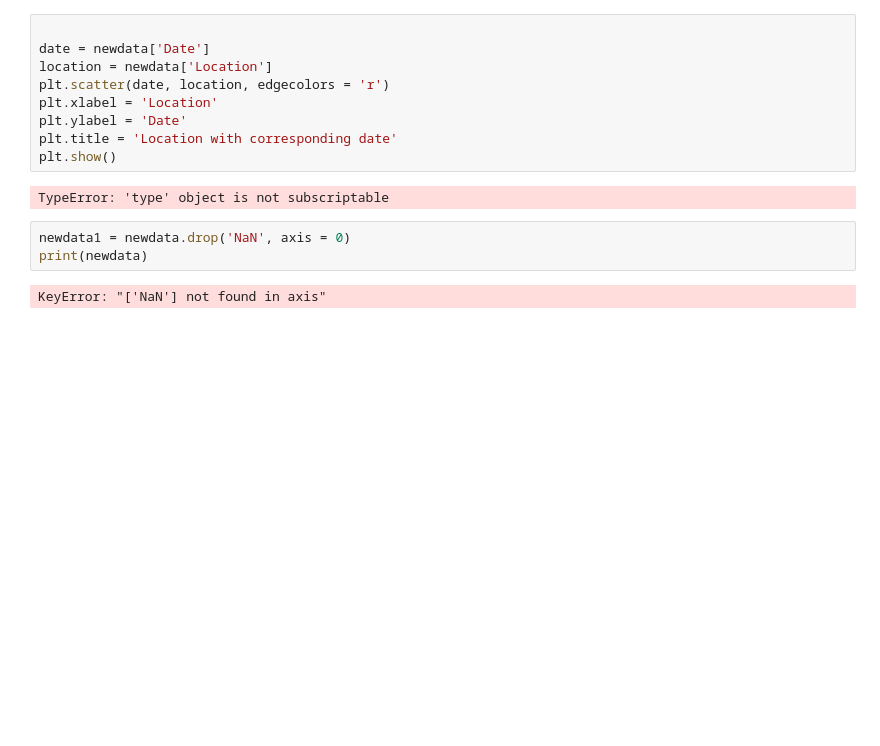
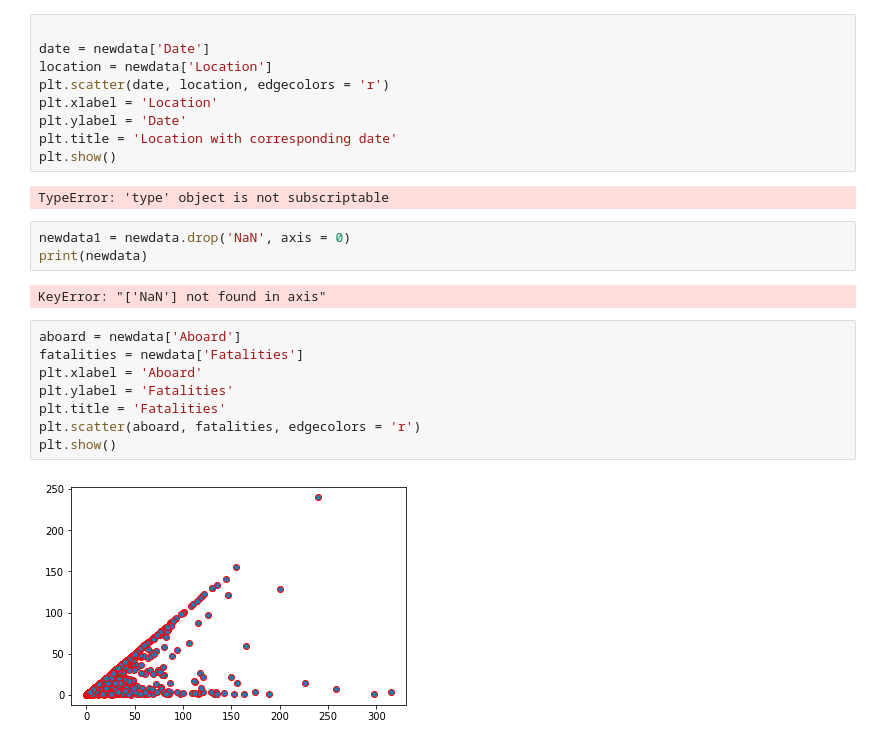
Before and after one commit to CatarinaL/GroupDataVizProjectDIT, a Jupyter notebook: clean.ipynb, the cells around one changed output. Drawn from its saved outputs; the diff is of its cells as text; blank space fills up the shorter version.

```diff
--- a/clean.ipynb
+++ b/clean.ipynb
@@ -480,3 +480,13 @@ newdata1 = newdata.drop('NaN', axis = 0)
 print(newdata)
 # %% [output]
 KeyError: "['NaN'] not found in axis"
+# %%
+aboard = newdata['Aboard']
+fatalities = newdata['Fatalities']
+plt.xlabel = 'Aboard'
+plt.ylabel = 'Fatalities'
+plt.title = 'Fatalities'
+plt.scatter(aboard, fatalities, edgecolors = 'r')
+plt.show()
+# %% [output]
+[figure, added]
```
Also changed, not shown: parts of 4 cells of this notebook.
